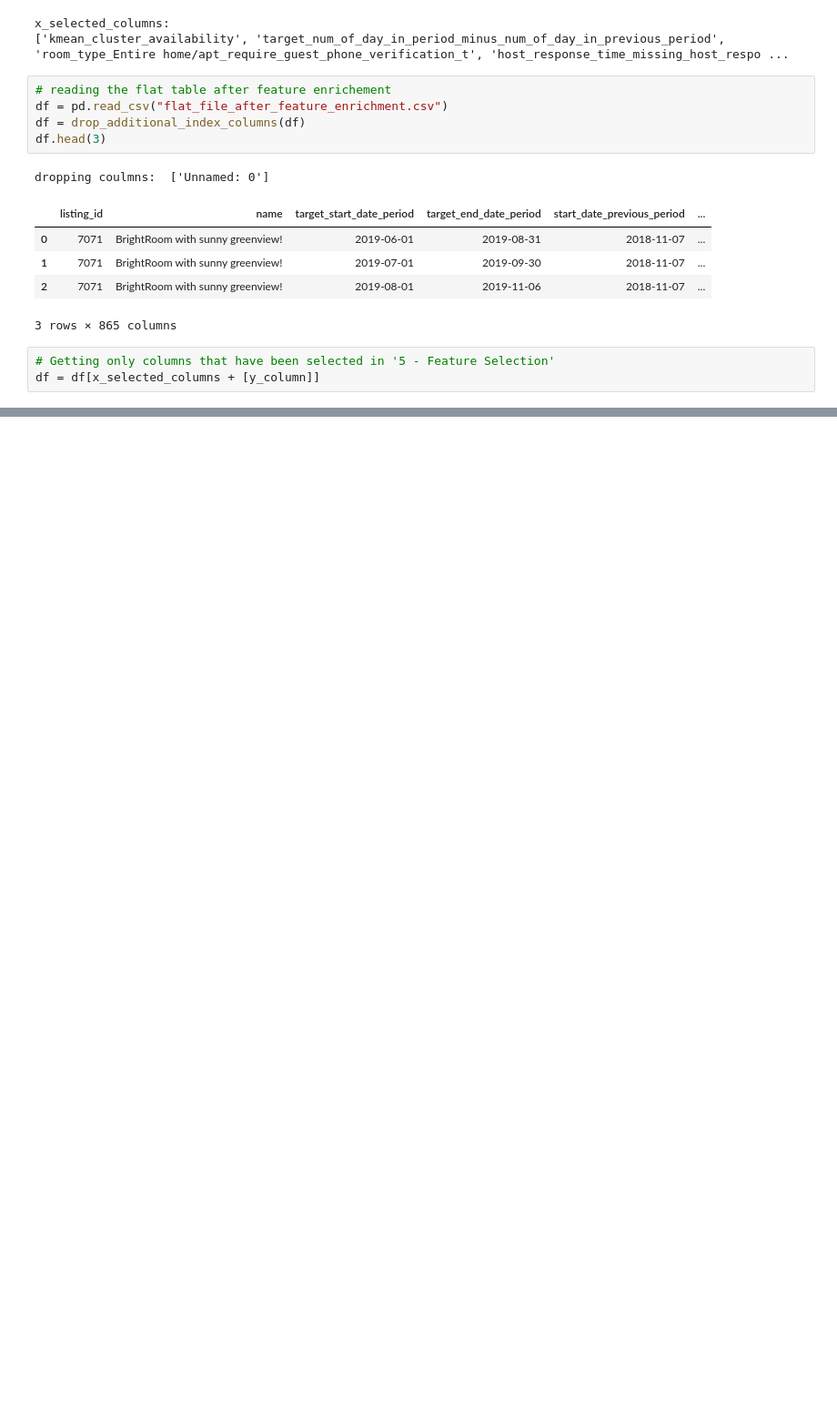
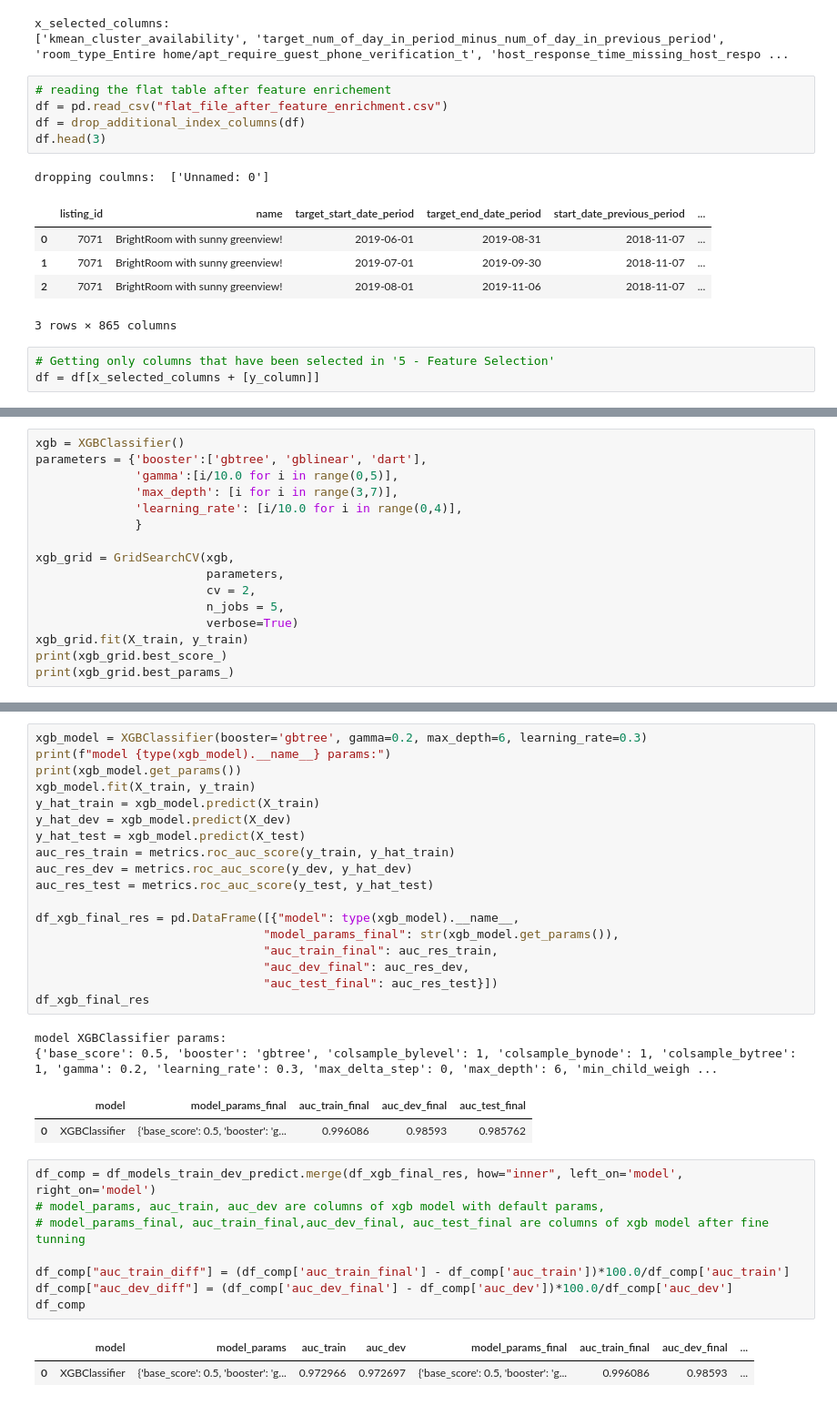
Before and after one commit to NaamaJan/airbnb-berlin-availability, a Jupyter notebook: 6 - Train-Dev-Test preparation and Model Selection.ipynb, the cells around one changed output, grey strips where cells are left out. Shown: that part at 91% size. Cells and saved outputs as stored; diff of their text form; blank space fills up the shorter version.

```diff
--- a/6 - Train-Dev-Test preparation and Model Selection.ipynb
+++ b/6 - Train-Dev-Test preparation and Model Selection.ipynb
@@ -234,0 +265,16 @@ model_classifier_auc(X_train, y_train, X_test, y_test, AdaBoostClassifier())
+# %%
+xgb = XGBClassifier()
+parameters = {'booster':['gbtree', 'gblinear', 'dart'],
+              'gamma':[i/10.0 for i in range(0,5)],
+              'max_depth': [i for i in range(3,7)],
+              'learning_rate': [i/10.0 for i in range(0,4)],
+              }
+
+xgb_grid = GridSearchCV(xgb,
+                        parameters,
+                        cv = 2,
+                        n_jobs = 5,
+                        verbose=True)
+xgb_grid.fit(X_train, y_train)
+print(xgb_grid.best_score_)
+print(xgb_grid.best_params_)
@@ -234,0 +290,34 @@ model_classifier_auc(X_train, y_train, X_test, y_test, AdaBoostClassifier())
+# %%
+xgb_model = XGBClassifier(booster='gbtree', gamma=0.2, max_depth=6, learning_rate=0.3)
+print(f"model {type(xgb_model).__name__} params:")
+print(xgb_model.get_params())
+xgb_model.fit(X_train, y_train)
+y_hat_train = xgb_model.predict(X_train)
+y_hat_dev = xgb_model.predict(X_dev)
+y_hat_test = xgb_model.predict(X_test)
+auc_res_train = metrics.roc_auc_score(y_train, y_hat_train)
+auc_res_dev = metrics.roc_auc_score(y_dev, y_hat_dev)
+auc_res_test = metrics.roc_auc_score(y_test, y_hat_test)
+
+df_xgb_final_res = pd.DataFrame([{"model": type(xgb_model).__name__,
+                                "model_params_final": str(xgb_model.get_params()),
+                                "auc_train_final": auc_res_train,
+                                "auc_dev_final": auc_res_dev,
+                                "auc_test_final": auc_res_test}])
+df_xgb_final_res
+# %% [output]
+model XGBClassifier params:
+{'base_score': 0.5, 'booster': 'gbtree', 'colsample_bylevel': 1, 'colsample_bynode': 1, 'colsample_bytree': 1, 'gamma': 0.2, 'learning_rate': 0.3, 'max_delta_step': 0, 'max_depth': 6, 'min_child_weigh ...
+|  | model | model_params_final | auc_train_final | auc_dev_final | auc_test_final |
+| 0 | XGBClassifier | {'base_score': 0.5, 'booster': 'g... | 0.996086 | 0.98593 | 0.985762 |
+# %%
+df_comp = df_models_train_dev_predict.merge(df_xgb_final_res, how="inner", left_on='model', right_on='model')
+# model_params, auc_train, auc_dev are columns of xgb model with default params,
+# model_params_final, auc_train_final,auc_dev_final, auc_test_final are columns of xgb model after fine tunning
+
+df_comp["auc_train_diff"] = (df_comp['auc_train_final'] - df_comp['auc_train'])*100.0/df_comp['auc_train']
+df_comp["auc_dev_diff"] = (df_comp['auc_dev_final'] - df_comp['auc_dev'])*100.0/df_comp['auc_dev']
+df_comp
+# %% [output]
+|  | model | model_params | auc_train | auc_dev | model_params_final | auc_train_final | auc_dev_final | ... |
+| 0 | XGBClassifier | {'base_score': 0.5, 'booster': 'g... | 0.972966 | 0.972697 | {'base_score': 0.5, 'booster': 'g... | 0.996086 | 0.98593 | ... |
```
Also changed, not shown: parts of 26 cells of this notebook.
